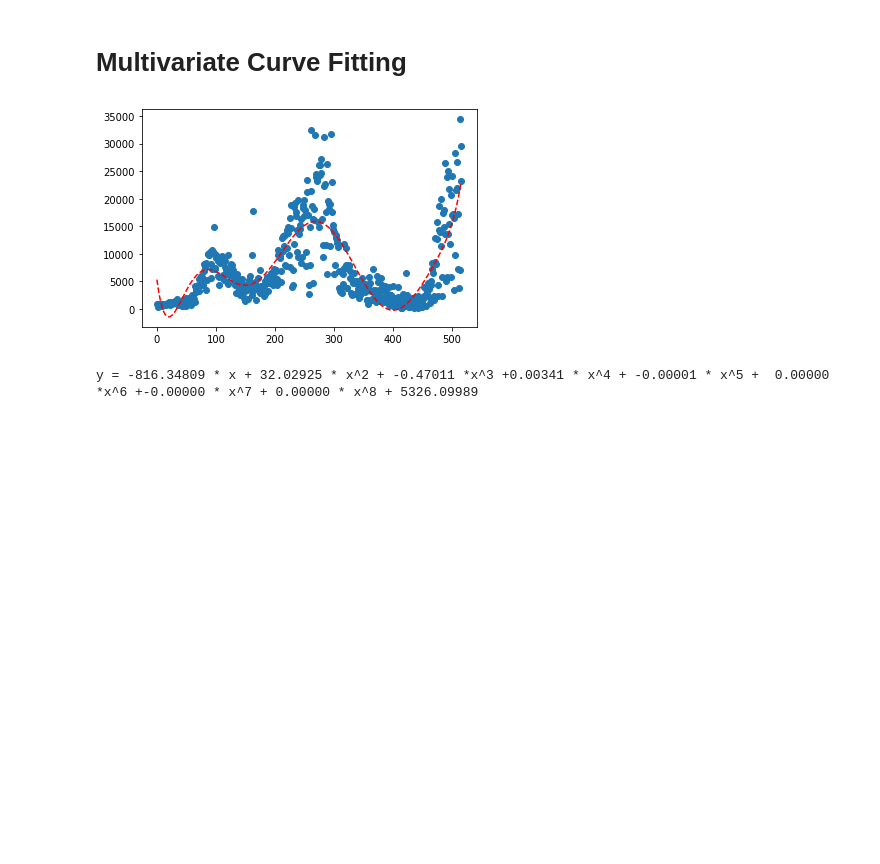
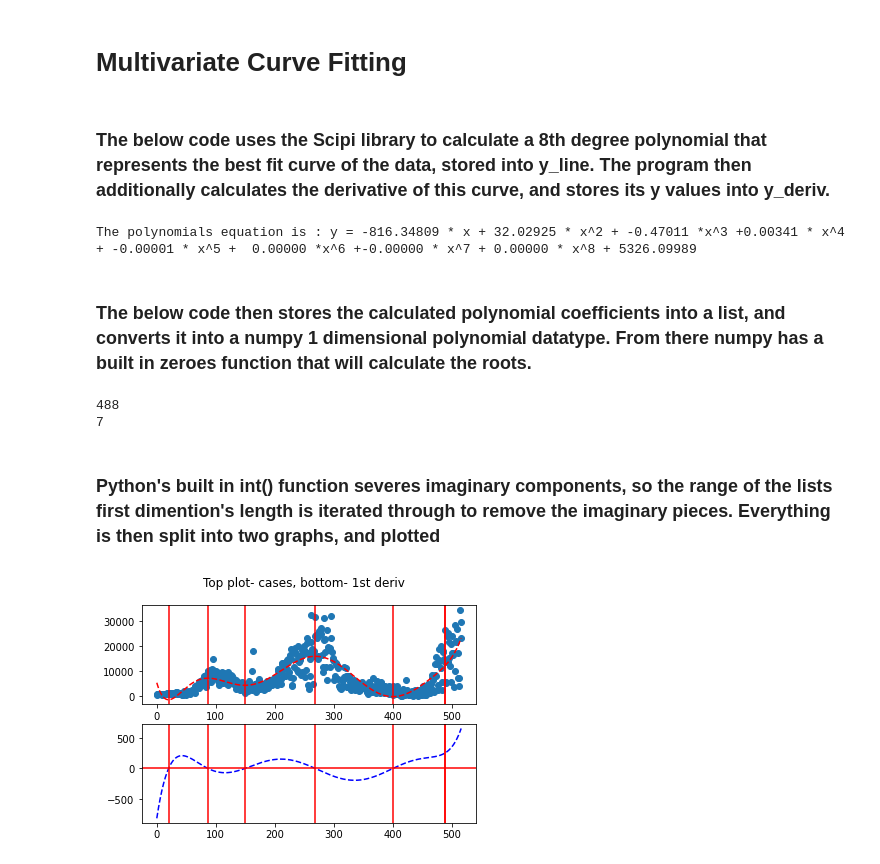
Before and after one commit to Azal-Amer/DataScienceTutorial, a Jupyter notebook: PandasCovidStateTracking/main.ipynb, the cells around one changed output. Saved outputs shown, nothing was run; the diff lists cells and outputs as text; code cells hidden in the pictures; blank space fills up the shorter version.

Commit message:
Calculated the derivatives and Local extrema of the polynomial
TODO- identify local maxima and writeup analysis.

```diff
--- a/PandasCovidStateTracking/main.ipynb
+++ b/PandasCovidStateTracking/main.ipynb
@@ -90,9 +90,12 @@ ply.plot(stateCases('TN')[0])
 [figure]
 # %% [markdown]
 # Multivariate Curve Fitting
+# %% [markdown]
+### The below code uses the Scipi library to calculate a 8th degree polynomial that represents the best fit curve of the data, stored into y_line. The program then additionally calculates the derivative of this curve, and stores its y values into y_deriv.
 # %%
 from scipy.optimize import curve_fit
 from numpy import arange
+import numpy as np
 def objective(x, a, b, c,d,e,f,g,h,i):
 	return a * x + b * x**2 + c*x**3 +d*x**4 +e*x**5 +f*x**6 +g*x**7+h*x**8 +i
 y = stateCases('TX')[0]
@@ -100,12 +103,40 @@ x = stateCases('TX')[1]
 
 popt, _ = curve_fit(objective, x, y)
 a,b,c,d,e,f,g,h,i = popt
-ply.scatter(x, y)
+
 x_line = arange(min(x), max(x), .01)
 y_line = objective(x_line, a, b, c,d,e,f,g,h,i)
-ply.plot(x_line, y_line, '--', color='red')
-ply.show()
-print('y = %.5f * x + %.5f * x^2 + %.5f *x^3 +%.5f * x^4 + %.5f * x^5 +  %.5f *x^6 +%.5f * x^7 + %.5f * x^8 + %.5f '  % (a, b, c,d,e,f,g,h,i))
+print('The polynomials equation is : y = %.5f * x + %.5f * x^2 + %.5f *x^3 +%.5f * x^4 + %.5f * x^5 +  %.5f *x^6 +%.5f * x^7 + %.5f * x^8 + %.5f '  % (a, b, c,d,e,f,g,h,i))
+def derivative(x, a, b, c,d,e,f,g,h,i):
+	return a + 2* b * x + 3*c*x**2 +4*d*x**3 +5*e*x**4 +6*f*x**5 +7*g*x**6 + 8*h*x**7
+x_deriv = arange(min(x), max(x), .01)
+y_deriv = derivative(x_line, a, b, c,d,e,f,g,h,i)
 # %% [output]
-[figure, removed]
-y = -816.34809 * x + 32.02925 * x^2 + -0.47011 *x^3 +0.00341 * x^4 + -0.00001 * x^5 +  0.00000 *x^6 +-0.00000 * x^7 + 0.00000 * x^8 + 5326.09989
+The polynomials equation is : y = -816.34809 * x + 32.02925 * x^2 + -0.47011 *x^3 +0.00341 * x^4 + -0.00001 * x^5 +  0.00000 *x^6 +-0.00000 * x^7 + 0.00000 * x^8 + 5326.09989
+# %% [markdown]
+### The below code then stores the calculated polynomial coefficients into a list, and converts it into a numpy 1 dimensional polynomial datatype. From there numpy has a built in zeroes function that will calculate the roots.
+# %%
+coeff = [a,2*b,3*c,4*d,5*e,6*f,7*g,8*h]
+zeroes = np.poly1d(list(reversed(coeff)))
+roots = zeroes.r
+# %% [output]
+488
+7
+# %% [markdown]
+### Python's built in int() function severes imaginary components, so the range of the lists first dimention's length is iterated through to remove the imaginary pieces. Everything is then split into two graphs, and plotted
+# %%
+fig, axs = ply.subplots(2)
+axs[0].scatter(x, y)
+axs[0].plot(x_line, y_line, '--', color='red')
+axs[1].plot(x_deriv, y_deriv, '--', color='blue')
+
+fig.suptitle('Top plot- cases, bottom- 1st deriv')
+
+axs[1].axhline(y=0, color='r', linestyle='-')
+for i in range(roots.shape[0]):
+    roots[i] = int(roots[i])
+    axs[0].axvline(x=roots[i],color = 'r')
+    axs[1].axvline(x=roots[i],color = 'r')
+ply.show()
+# %% [output]
+[figure, added]
```
